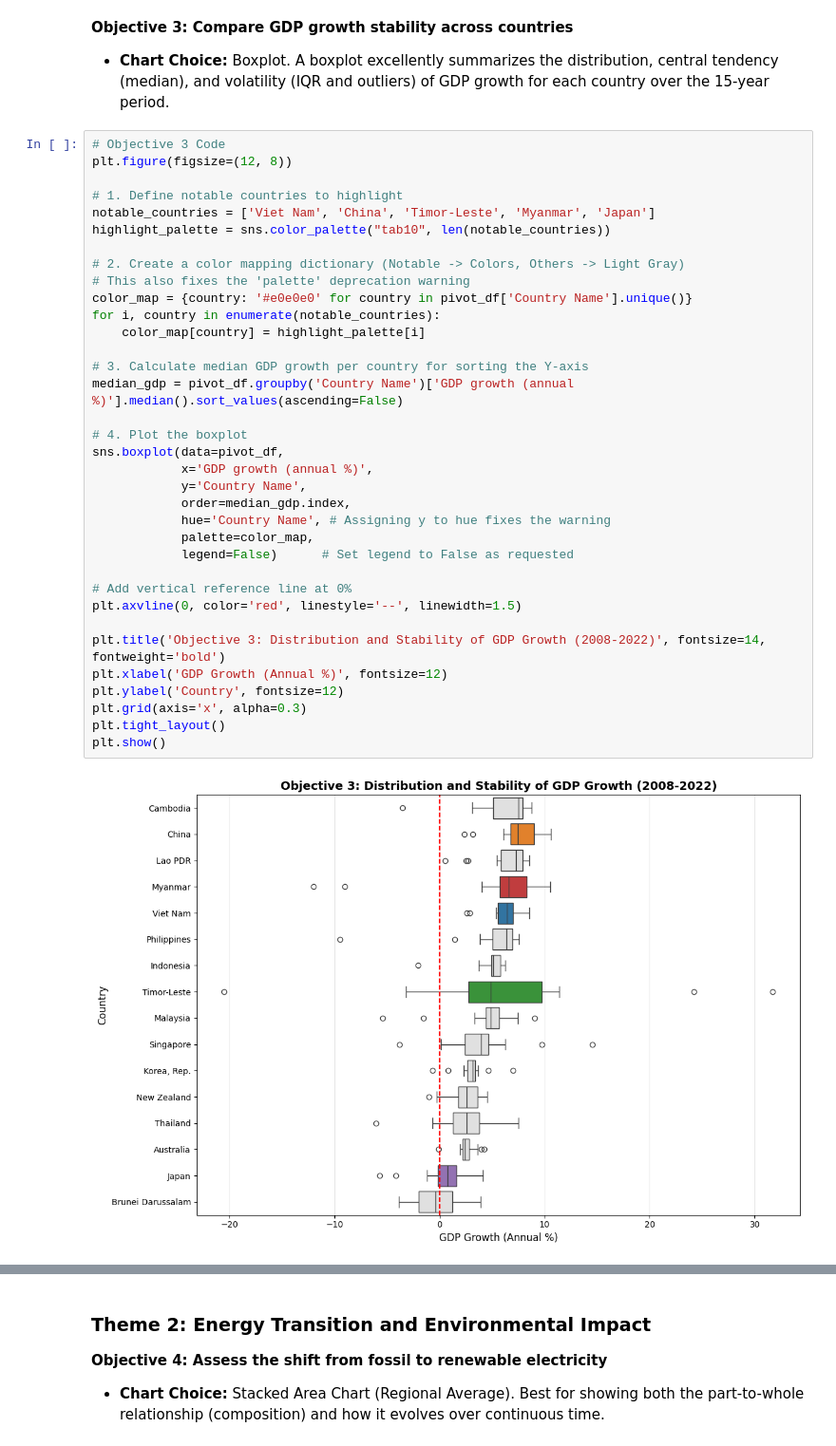
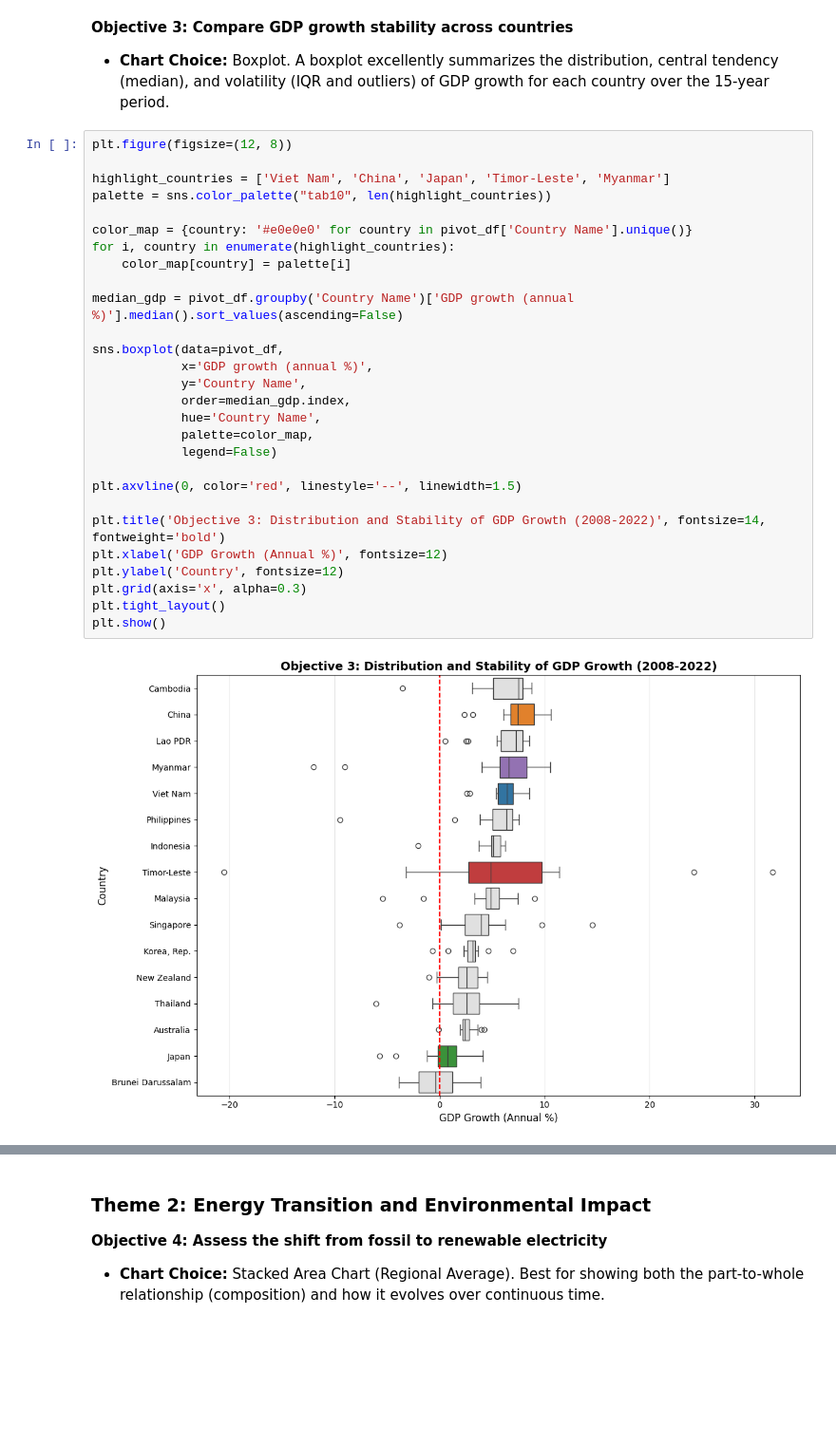
Before and after one commit to ThomasdeCarpio/DV-Lab02, a Jupyter notebook: visualize.ipynb, the cells around one changed output, grey strips where cells are left out. Shown at 95% size. Drawn from its saved outputs; the diff is of its cells as text; blank space fills up the shorter version.

```diff
--- a/visualize.ipynb
+++ b/visualize.ipynb
@@ -498,41 +492,34 @@ plt.show()
 **Objective 3: Compare GDP growth stability across countries**
 *   **Chart Choice:** Boxplot. A boxplot excellently summarizes the distribution, central tendency (median), and volatility (IQR and outliers) of GDP growth for each country over the 15-year period.
 # %%
-# Objective 3 Code
 plt.figure(figsize=(12, 8))
 
-# 1. Define notable countries to highlight
-notable_countries = ['Viet Nam', 'China', 'Timor-Leste', 'Myanmar', 'Japan']
-highlight_palette = sns.color_palette("tab10", len(notable_countries))
+highlight_countries = ['Viet Nam', 'China', 'Japan', 'Timor-Leste', 'Myanmar']
+palette = sns.color_palette("tab10", len(highlight_countries))
 
-# 2. Create a color mapping dictionary (Notable -> Colors, Others -> Light Gray)
-# This also fixes the 'palette' deprecation warning
 color_map = {country: '#e0e0e0' for country in pivot_df['Country Name'].unique()}
-for i, country in enumerate(notable_countries):
-    color_map[country] = highlight_palette[i]
+for i, country in enumerate(highlight_countries):
+    color_map[country] = palette[i]
 
-# 3. Calculate median GDP growth per country for sorting the Y-axis
 median_gdp = pivot_df.groupby('Country Name')['GDP growth (annual %)'].median().sort_values(ascending=False)
 
-# 4. Plot the boxplot
 sns.boxplot(data=pivot_df,
             x='GDP growth (annual %)',
             y='Country Name',
             order=median_gdp.index,
-            hue='Country Name', # Assigning y to hue fixes the warning
+            hue='Country Name',
             palette=color_map,
-            legend=False)      # Set legend to False as requested
+            legend=False)
 
-# Add vertical reference line at 0%
 plt.axvline(0, color='red', linestyle='--', linewidth=1.5)
 
 plt.title('Objective 3: Distribution and Stability of GDP Growth (2008-2022)', fontsize=14, fontweight='bold')
 plt.xlabel('GDP Growth (Annual %)', fontsize=12)
 plt.ylabel('Country', fontsize=12)
 plt.grid(axis='x', alpha=0.3)
 plt.tight_layout()
 plt.show()
 # %% [output]
-[figure, old version]
+[figure, new version]
 # %% [markdown]
 **Analysis & Conclusion (Objective 3):**
```
Also changed, not shown: parts of 6 cells of this notebook.
